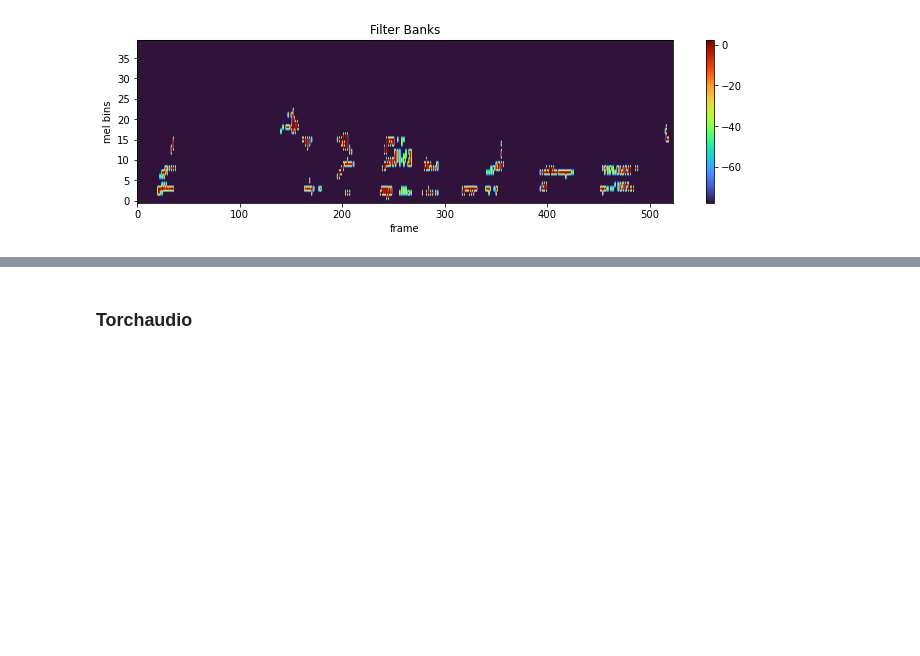
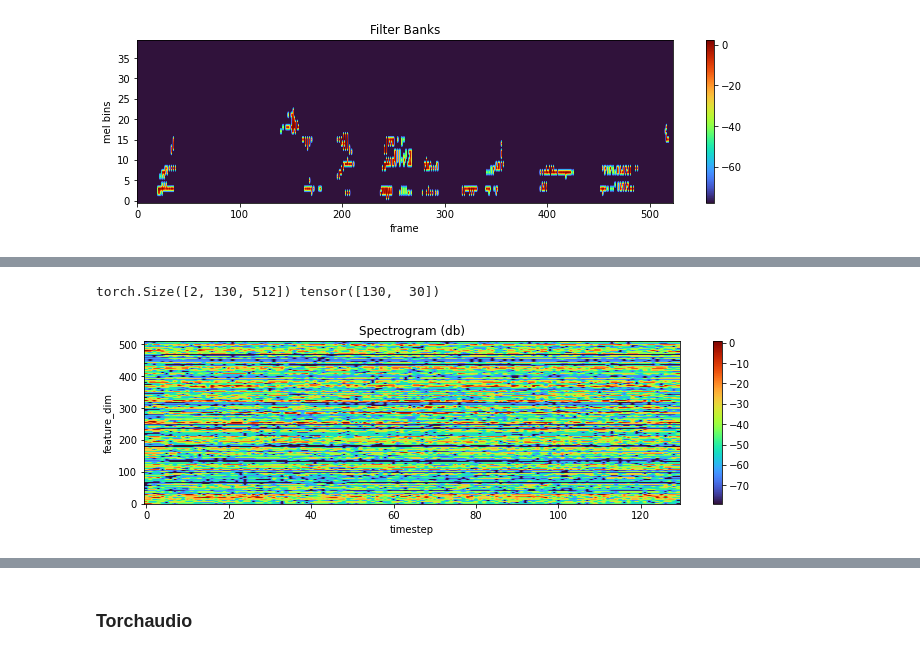
Before and after one commit to xunweiyee/End-to-end-ASR-Pytorch, a Jupyter notebook: jupyter/Audio exploration.ipynb, the cells around one changed output, grey strips where cells are left out. Cells and saved outputs as stored; diff of their text form; code cells hidden in the pictures; blank space fills up the shorter version.

```diff
--- a/jupyter/Audio exploration.ipynb
+++ b/jupyter/Audio exploration.ipynb
@@ -86,0 +151,8 @@ torch.Size([1, 84055])
+# %%
+net = RNNExtractor(40, 512)
+out_feature, out_feat_len = net(feature, feat_len)
+print(out_feature.shape, out_feat_len)
+plot_spectrogram(out_feature[0].transpose(0, 1).detach(), xlabel='timestep', ylabel='feature_dim')
+# %% [output]
+torch.Size([2, 130, 512]) tensor([130,  30])
+[figure, added]
```
Also changed, not shown: parts of 11 cells of this notebook, 2 other files.
